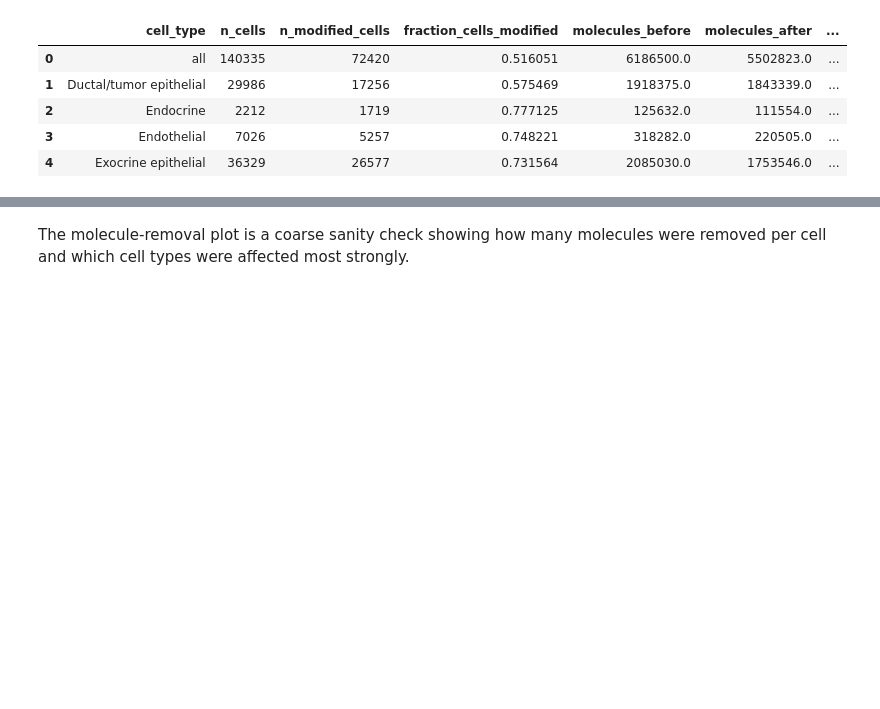
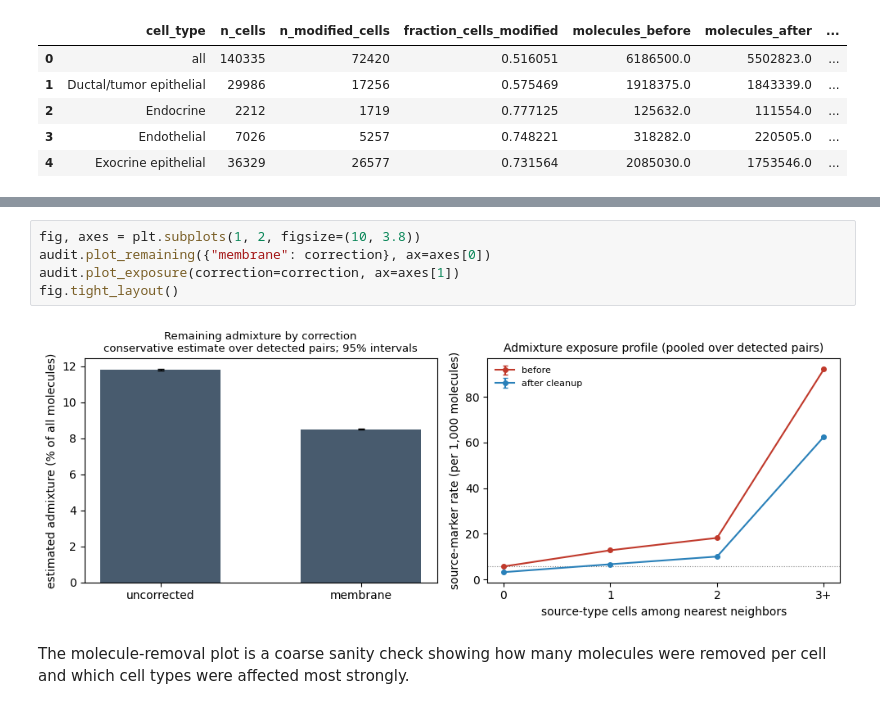
Before and after one commit to kharchenkolab/cellAdmix-core, a Jupyter notebook: examples/xenium_pancreas_membrane_377_full/pancreas_python_standalone.ipynb, the cells around one changed output, grey strips where cells are left out. Cells and saved outputs as stored; diff of their text form; blank space fills up the shorter version.

```diff
--- a/examples/xenium_pancreas_membrane_377_full/pancreas_python_standalone.ipynb
+++ b/examples/xenium_pancreas_membrane_377_full/pancreas_python_standalone.ipynb
@@ -220,3 +275,10 @@ correction.summary().head()
+# %%
+fig, axes = plt.subplots(1, 2, figsize=(10, 3.8))
+audit.plot_remaining({"membrane": correction}, ax=axes[0])
+audit.plot_exposure(correction=correction, ax=axes[1])
+fig.tight_layout()
+# %% [output]
+[figure, added]
 # %% [markdown]
 The molecule-removal plot is a coarse sanity check showing how many molecules were removed per cell and which cell types were affected most strongly.
 # %%
```
Also changed, not shown: parts of 10 cells of this notebook, 1 other file.
